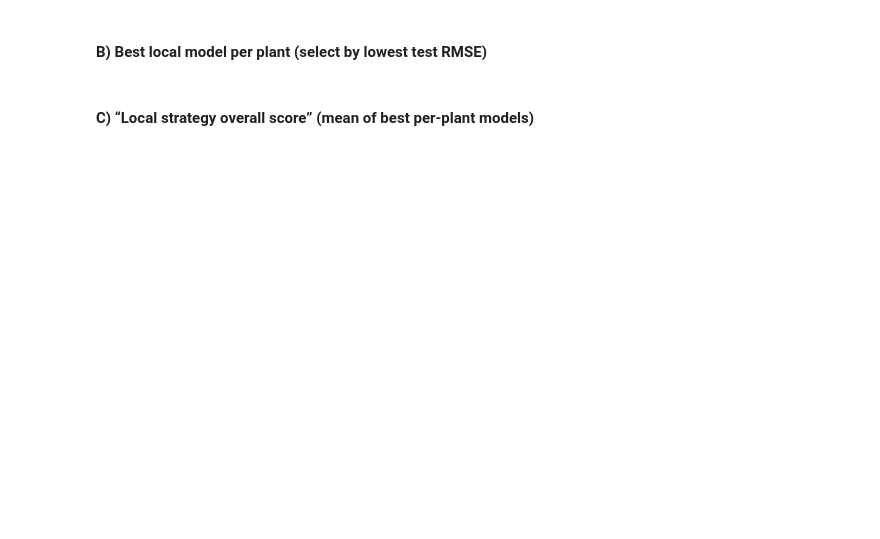
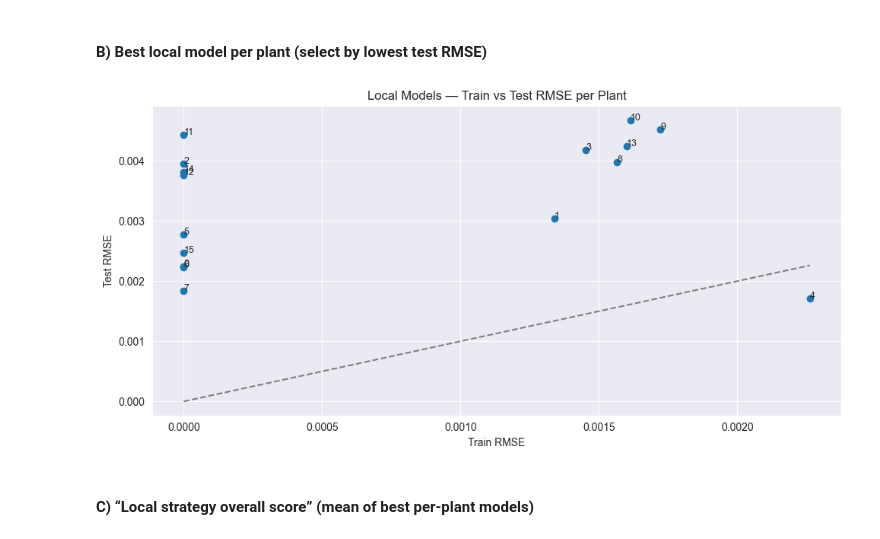
Before and after one commit to emschutt/Energy-Production-Forecasting, a Jupyter notebook: project_v0.ipynb, the cells around one changed output. Drawn from its saved outputs; the diff is of its cells as text; code cells hidden in the pictures; blank space fills up the shorter version.

```diff
--- a/project_v0.ipynb
+++ b/project_v0.ipynb
@@ -558,14 +584,25 @@ display(local_summary_by_model)
 # %% [markdown]
 #### B) Best local model per plant (select by lowest test RMSE)
 # %%
-best_local_per_plant = (
-    local_results_df.sort_values(["Plant_ID", "rmse_test"])
-    .groupby("Plant_ID")
-    .head(1)
-    .reset_index(drop=True)
+fig, ax = plt.subplots(figsize=(10, 5))
+ax.scatter(best_local_per_plant["rmse_train"], best_local_per_plant["rmse_test"])
+
+for _, row in best_local_per_plant.iterrows():
+    ax.text(row["rmse_train"], row["rmse_test"], str(int(row["Plant_ID"])), fontsize=9)
+
+ax.plot(
+    [best_local_per_plant["rmse_train"].min(), best_local_per_plant["rmse_train"].max()],
+    [best_local_per_plant["rmse_train"].min(), best_local_per_plant["rmse_train"].max()],
+    linestyle="--", color="gray"
 )
 
-display(best_local_per_plant[["Plant_ID", "model", "rmse_test", "r2_test", "best_params"]])
+ax.set_xlabel("Train RMSE")
+ax.set_ylabel("Test RMSE")
+ax.set_title("Local Models — Train vs Test RMSE per Plant")
+plt.tight_layout()
+plt.show()
+# %% [output]
+[figure, added]
 # %% [markdown]
 #### C) “Local strategy overall score” (mean of best per-plant models)
 # %%
```
Also changed, not shown: parts of 17 cells of this notebook.
